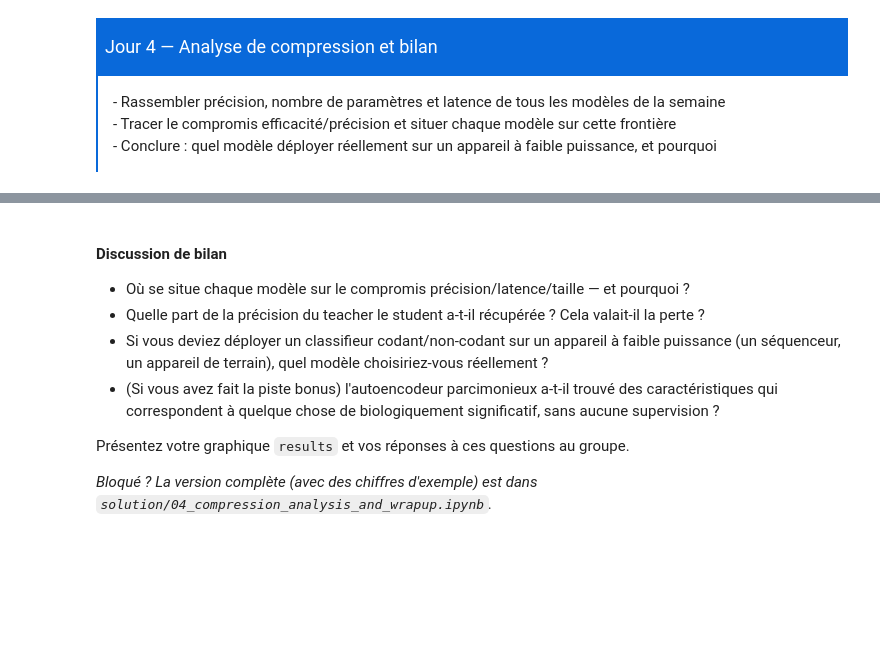
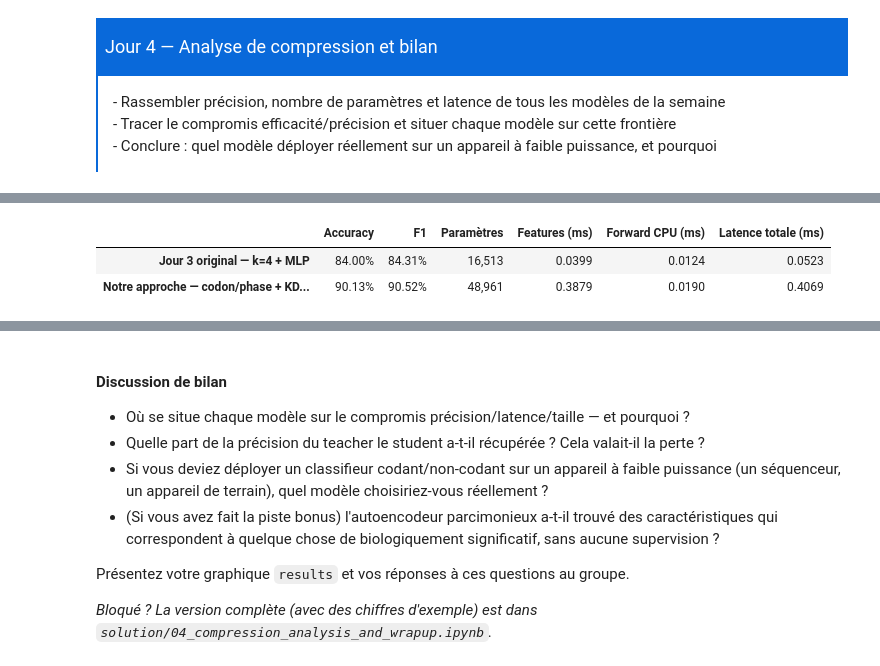
Before and after one commit to chabelbossa/EEIA-bioAI-Workshop-project, a Jupyter notebook: day4/04_compression_analysis_and_wrapup.ipynb, the cells around one changed output, grey strips where cells are left out. Drawn from its saved outputs; the diff is of its cells as text; code cells hidden in the pictures; blank space fills up the shorter version.

```diff
--- a/day4/04_compression_analysis_and_wrapup.ipynb
+++ b/day4/04_compression_analysis_and_wrapup.ipynb
@@ -30,15 +30,36 @@ remplacez-les par les valeurs réellement mesurées dans vos notebooks 01 à 03.
 # %%
 import sys
 sys.path.append("src")
 
+import pandas as pd
+from IPython.display import display
 from viz import plot_efficiency_tradeoff
 
-# TODO : remplacez chaque 0.0 / 0 par vos propres chiffres des notebooks 01-03
+# Valeurs réellement mesurées dans les deux notebooks du Jour 3.
 results = {
-    "kmer+logreg":  {"accuracy": 0.0, "params": 0, "latency_ms": 0.0},
-    "onehot+CNN":   {"accuracy": 0.0, "params": 0, "latency_ms": 0.0},
-    "evo2+teacher": {"accuracy": 0.0, "params": 0, "latency_ms": 0.0},
-    "distilled student": {"accuracy": 0.0, "params": 0, "latency_ms": 0.0},
+    "Jour 3 original — k=4 + MLP": {
+        "accuracy": 0.8400, "f1": 0.8431, "params": 16_513,
+        "feature_ms": 0.0399, "forward_ms": 0.0124, "latency_ms": 0.0523,
+    },
+    "Notre approche — codon/phase + KD OOF": {
+        "accuracy": 0.9013, "f1": 0.9052, "params": 48_961,
+        "feature_ms": 0.3879, "forward_ms": 0.0190, "latency_ms": 0.4069,
+    },
 }
+
+comparison_df = pd.DataFrame(results).T.rename(columns={
+    "accuracy": "Accuracy", "f1": "F1", "params": "Paramètres",
+    "feature_ms": "Features (ms)", "forward_ms": "Forward CPU (ms)",
+    "latency_ms": "Latence totale (ms)",
+})
+display(comparison_df.style.format({
+    "Accuracy": "{:.2%}", "F1": "{:.2%}", "Paramètres": "{:,.0f}",
+    "Features (ms)": "{:.4f}", "Forward CPU (ms)": "{:.4f}",
+    "Latence totale (ms)": "{:.4f}",
+}))
+# %% [output]
+|  | Accuracy | F1 | Paramètres | Features (ms) | Forward CPU (ms) | Latence totale (ms) |
+| Jour 3 original — k=4 + MLP | 84.00% | 84.31% | 16,513 | 0.0399 | 0.0124 | 0.0523 |
+| Notre approche — codon/phase + KD... | 90.13% | 90.52% | 48,961 | 0.3879 | 0.0190 | 0.4069 |
 # %%
 plot_efficiency_tradeoff(results)
```
Also changed, not shown: parts of 12 cells of this notebook, 18 other files.
